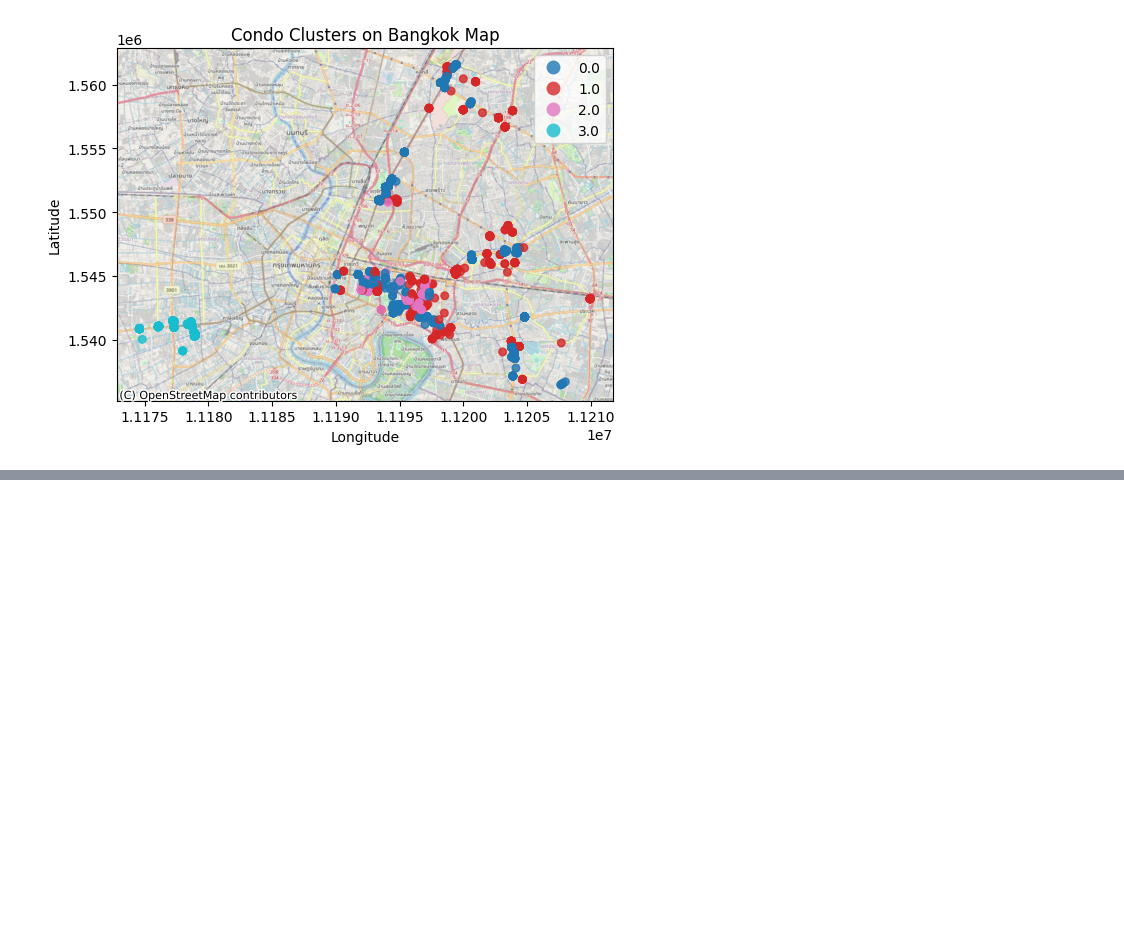
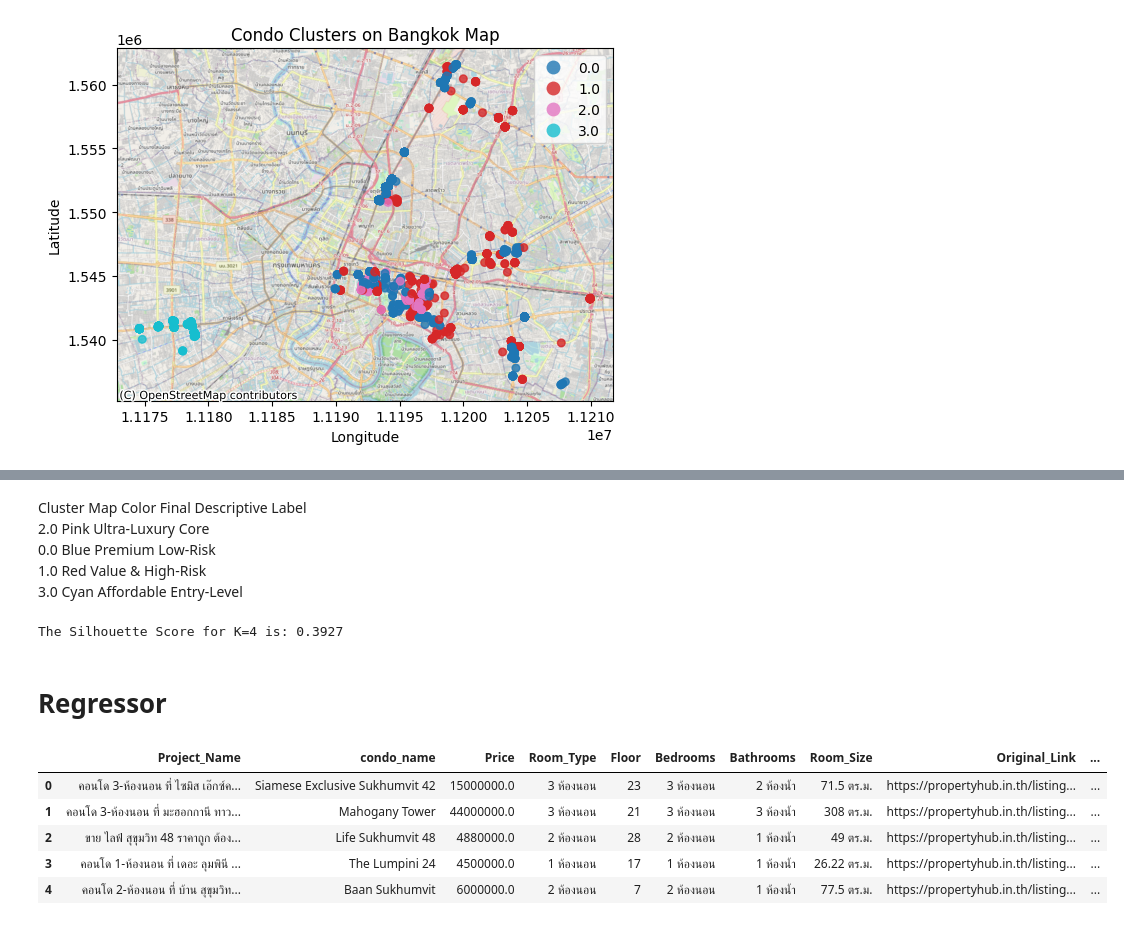
Before and after one commit to ApiwitJoey/DSDE_SING_WATER_2025, a Jupyter notebook: AI/V3.ipynb, the cells around one changed output, grey strips where cells are left out. Drawn from its saved outputs; the diff is of its cells as text; code cells hidden in the pictures; blank space fills up the shorter version.

```diff
--- a/AI/V3.ipynb
+++ b/AI/V3.ipynb
@@ -394,10 +448,10 @@ cluster_df = pd.DataFrame(
 )
 
 # Merge the cluster labels back into the main DataFrame
-df_pca = df_pca.join(cluster_df, how='left')
+df_kmean = df_pca.join(cluster_df, how='left')
 
 # Convert the cluster label to a category (or fill NaNs if needed)
-df_pca['Cluster_Label'] = df_pca['Cluster_Label'].astype('category')
+df_kmean['Cluster_Label'] = df_kmean['Cluster_Label'].astype('category')
 
 print(f"✅ Properties segmented into {optimal_k} clusters.")
 # %% [output]
@@ -508,0 +593,34 @@ plt.show()
+# %% [markdown]
+Cluster Map     Color   Final Descriptive Label
+2.0             Pink    Ultra-Luxury Core
+0.0             Blue    Premium Low-Risk
+1.0             Red     Value & High-Risk
+3.0             Cyan    Affordable Entry-Level
+# %%
+from sklearn.metrics import silhouette_score
+from sklearn.cluster import KMeans
+
+# Input data is the array of your three PCs (from the previous successful PCA run)
+X_clusters = principal_components
+
+# Rerun K-Means for K=4 to ensure the cluster labels are fresh
+kmeans_model = KMeans(n_clusters=4, random_state=42, n_init=10)
+cluster_labels = kmeans_model.fit_predict(X_clusters)
+
+# Calculate the Silhouette Score
+silhouette_avg = silhouette_score(X_clusters, cluster_labels)
+
+print(f"The Silhouette Score for K=4 is: {silhouette_avg:.4f}")
+# %% [output]
+The Silhouette Score for K=4 is: 0.3927
+# %% [markdown]
+# Regressor
+# %%
+df_pca.head()
+# %% [output]
+|  | Project_Name | condo_name | Price | Room_Type | Floor | Bedrooms | Bathrooms | Room_Size | Original_Link | ... |
+| 0 | คอนโด 3-ห้องนอน ที่ ไซมิส เอ๊กซ์ค... | Siamese Exclusive Sukhumvit 42 | 15000000.0 | 3 ห้องนอน | 23 | 3 ห้องนอน | 2 ห้องน้ำ | 71.5 ตร.ม. | https://propertyhub.in.th/listing... | ... |
+| 1 | คอนโด 3-ห้องนอน ที่ มะฮอกกานี ทาว... | Mahogany Tower | 44000000.0 | 3 ห้องนอน | 21 | 3 ห้องนอน | 3 ห้องน้ำ | 308 ตร.ม. | https://propertyhub.in.th/listing... | ... |
+| 2 | ขาย ไลฟ์ สุขุมวิท 48 ราคาถูก ต้อง... | Life Sukhumvit 48 | 4880000.0 | 2 ห้องนอน | 28 | 2 ห้องนอน | 1 ห้องน้ำ | 49 ตร.ม. | https://propertyhub.in.th/listing... | ... |
+| 3 | คอนโด 1-ห้องนอน ที่ เดอะ ลุมพินี ... | The Lumpini 24 | 4500000.0 | 1 ห้องนอน | 17 | 1 ห้องนอน | 1 ห้องน้ำ | 26.22 ตร.ม. | https://propertyhub.in.th/listing... | ... |
+| 4 | คอนโด 2-ห้องนอน ที่ บ้าน สุขุมวิท... | Baan Sukhumvit | 6000000.0 | 2 ห้องนอน | 7 | 2 ห้องนอน | 1 ห้องน้ำ | 77.5 ตร.ม. | https://propertyhub.in.th/listing... | ... |
```
Also changed, not shown: parts of 10 cells of this notebook.
